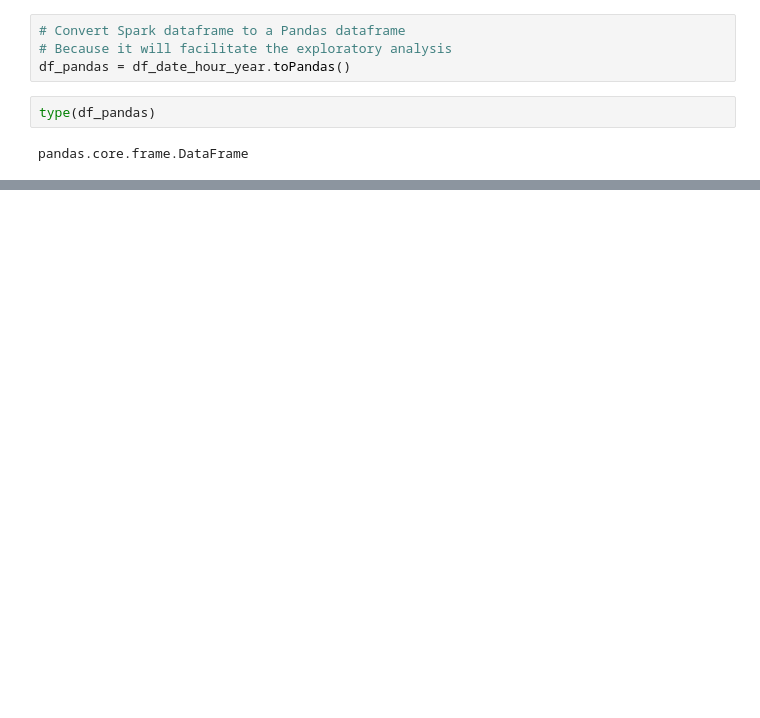
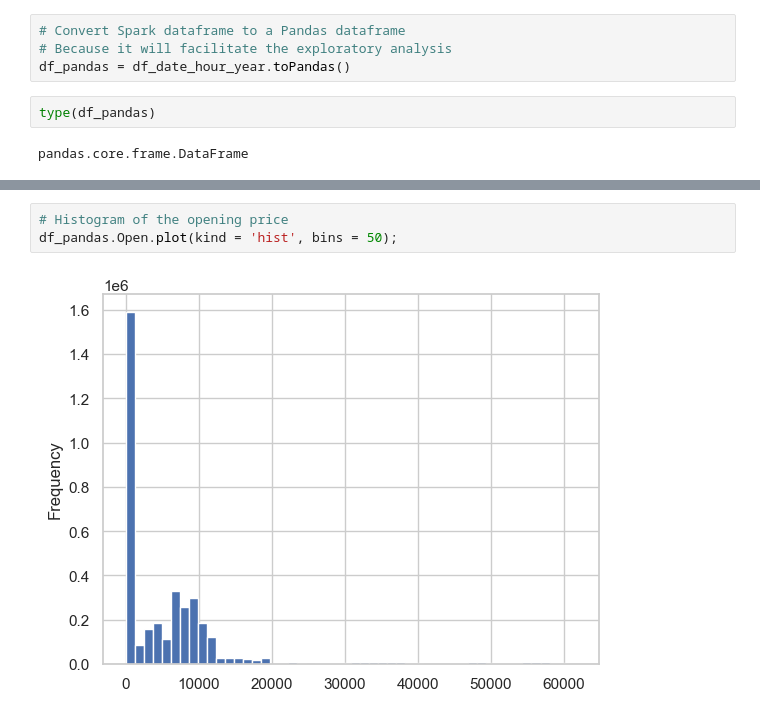
Before and after one commit to amorim-dev/DSA_Data-Science-Course, a Jupyter notebook: 2. big-data-real-time-analytics-with-python-and-spark/Ch11_data-processing-with-apache-spark/mini_project3.ipynb, the cells around one changed output, grey strips where cells are left out. Saved outputs shown, nothing was run; the diff lists cells and outputs as text; blank space fills up the shorter version.

```diff
--- a/2. big-data-real-time-analytics-with-python-and-spark/Ch11_data-processing-with-apache-spark/mini_project3.ipynb
+++ b/2. big-data-real-time-analytics-with-python-and-spark/Ch11_data-processing-with-apache-spark/mini_project3.ipynb
@@ -407,0 +455,5 @@ year = df_pandas['year'].values.tolist()
+# %%
+# Histogram of the opening price
+df_pandas.Open.plot(kind = 'hist', bins = 50);
+# %% [output]
+[figure, added]
```
Also changed, not shown: parts of 20 cells of this notebook.
